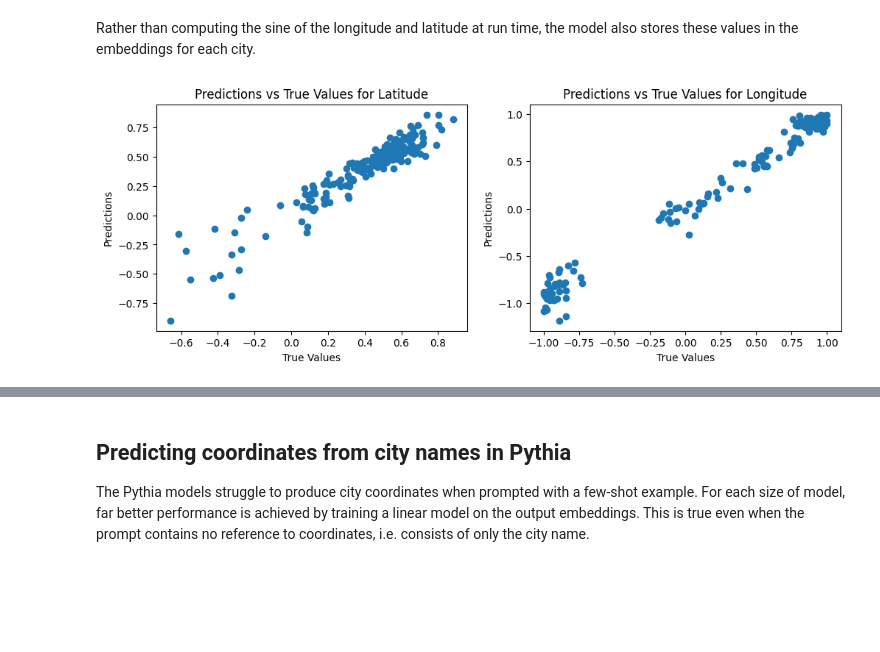
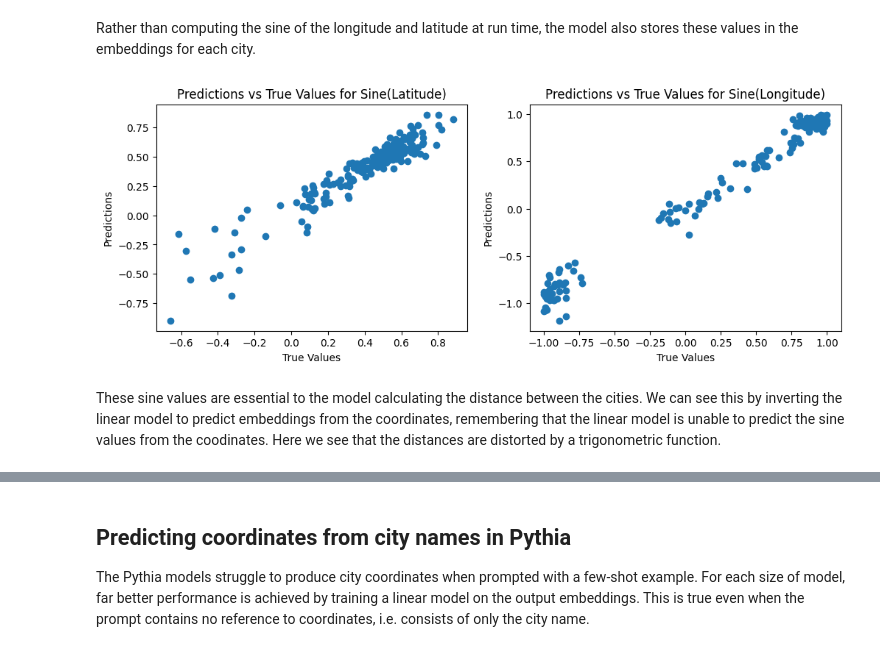
Before and after one commit to pleask/llm-geography, a Jupyter notebook: analysis.ipynb, the cells around one changed output, grey strips where cells are left out. Saved outputs shown, nothing was run; the diff lists cells and outputs as text; code cells hidden in the pictures; blank space fills up the shorter version.

```diff
--- a/analysis.ipynb
+++ b/analysis.ipynb
@@ -98,3 +99,26 @@ else:
 # %% [output]
 outputs/coordinate_model.pickle
 Loaded model parameters from existing model at outputs/coordinate_model.pickle
+# %%
+model.eval()
+reversed_predictions = []
+true = []
+for x, y in val_dataloader:
+    x = torch.stack([x[0], x[1]], dim=1).to(device)
+    y = y.to(torch.float32).to(device)
+    y_pred = model(x).squeeze(1)
+    reversed_predictions.append(y_pred)
+    true.append(y)
+
+reversed_predictions = torch.cat(reversed_predictions).cpu().detach().numpy()
+true = torch.cat(true).cpu().detach().numpy()
+
+plt.hist2d(true, reversed_predictions, bins=50, cmap='inferno')
+plt.colorbar(label='Count in bin')
+plt.xlabel('Real Values')
+plt.ylabel('Predicted Values')
+plt.title('Density of Real vs Predicted Values')
+plt.show()
+
+nearest_match = (abs(true - reversed_predictions)).argmin()
+print("Closest match:", true[nearest_match], reversed_predictions[nearest_match])
@@ -119,10 +146,10 @@ for param in model.embedding.parameters():
 sine_coords = [d[1] for d in coordinate_dataset]
 
 X_train, X_test, y_train, y_test = train_test_split(embeddings, sine_coords, test_size=0.2, random_state=42)
-linear_regressor = Ridge()
-linear_regressor.fit(X_train, y_train)
+embedding_coordinate_linear_regressor = Ridge()
+embedding_coordinate_linear_regressor.fit(X_train, y_train)
 
-y_pred = linear_regressor.predict(X_test)
+y_pred = embedding_coordinate_linear_regressor.predict(X_test)
 
 y_test = np.array(y_test)
 y_pred = np.array(y_pred)
@@ -131,8 +158,8 @@ fig, axs = plt.subplots(1, 2, figsize=(12, 4))
 coordinate_columns = ['Latitude', 'Longitude']
 
 for i, ax in enumerate(axs.flatten()):
-    ax.scatter(y_test[:, i], y_pred[:, i])
-    ax.set_xlabel('True Values')
-    ax.set_ylabel('Predictions')
+    ax.hist2d(y_test[:, i], y_pred[:, i], bins=50, cmap='inferno')
+    ax.set_xlabel('Real Values')
+    ax.set_ylabel('Predicted Values')
     ax.set_title(f'Predictions vs True Values for {coordinate_columns[i]}')
 # %% [output]
@@ -182,32 +257,34 @@ from dataset import CoordinateDataset
 
 coordinate_dataset = CoordinateDataset(DATASET)
 
 for col in ['Latitude', 'Longitude']:
     coordinate_dataset.df[col] = coordinate_dataset.df[col].apply(lambda x: math.sin(math.radians(x)))
 
 embeddings = None
 for param in model.embedding.parameters():
     embeddings = param.detach().cpu().numpy()
     break
 
 sine_coords = [d[1] for d in coordinate_dataset]
 
 X_train, X_test, y_train, y_test = train_test_split(embeddings, sine_coords, test_size=0.2, random_state=42)
 linear_regressor = Ridge()
 linear_regressor.fit(X_train, y_train)
 
 y_pred = linear_regressor.predict(X_test)
 
 y_test = np.array(y_test)
 y_pred = np.array(y_pred)
 
 fig, axs = plt.subplots(1, 2, figsize=(12, 4))
-coordinate_columns = ['Latitude', 'Longitude']
+coordinate_columns = ['Sine(Latitude)', 'Sine(Longitude)']
 
 for i, ax in enumerate(axs.flatten()):
     ax.scatter(y_test[:, i], y_pred[:, i])
     ax.set_xlabel('True Values')
     ax.set_ylabel('Predictions')
     ax.set_title(f'Predictions vs True Values for {coordinate_columns[i]}')
 # %% [output]
-[figure, old version]
+[figure, new version]
+# %% [markdown]
+These sine values are essential to the model calculating the distance between the cities. We can see this by inverting the linear model to predict embeddings from the coordinates, remembering that the linear model is unable to predict the sine values from the coodinates. Here we see that the distances are distorted by a trigonometric function.
```
Also changed, not shown: parts of 9 cells of this notebook, 3 other files.
